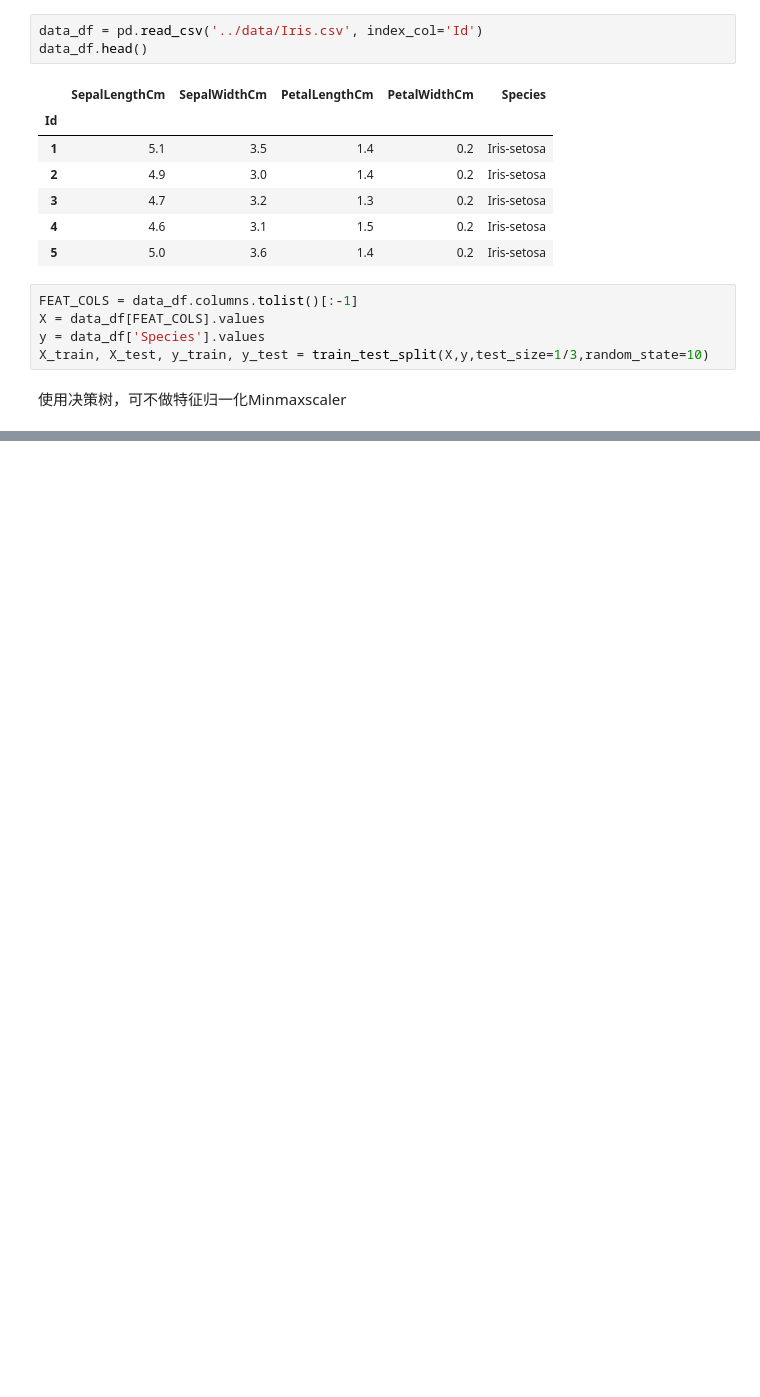
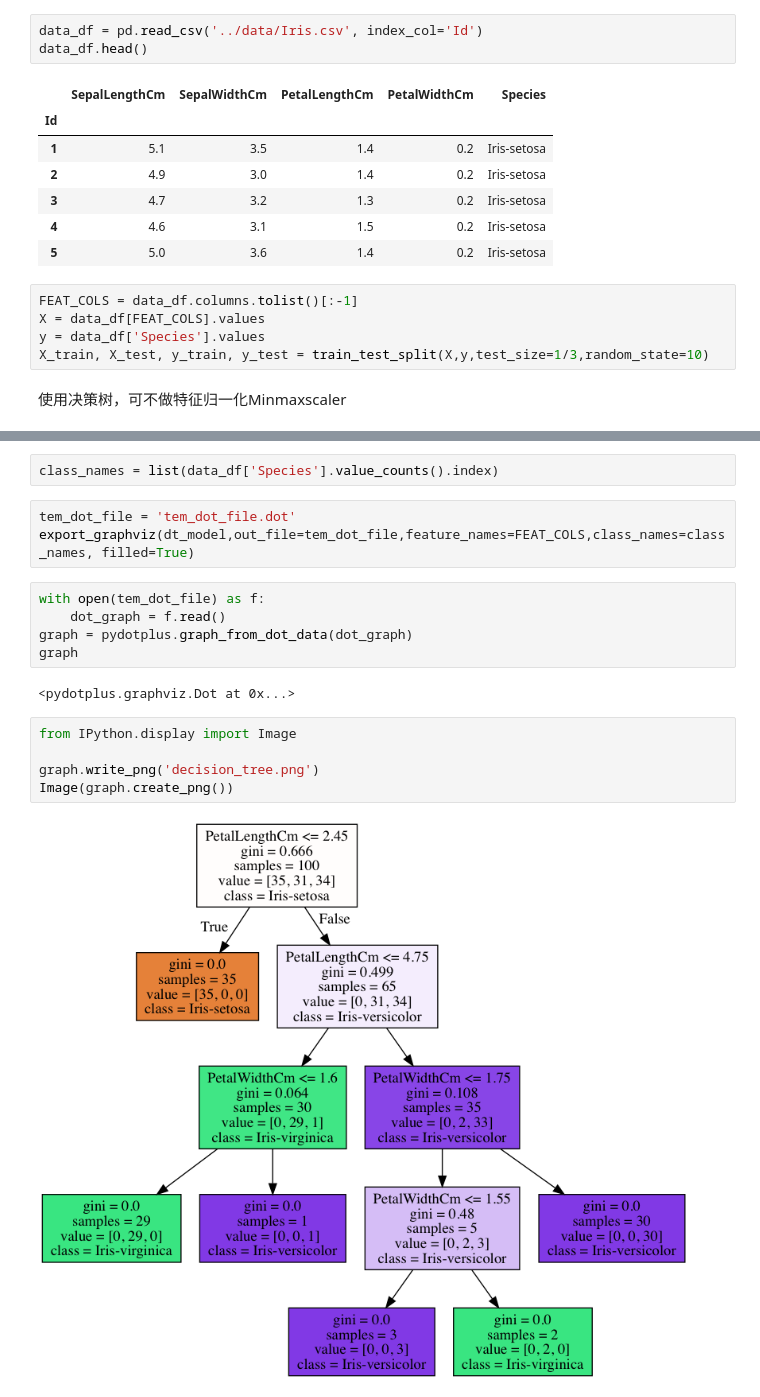
Before and after one commit to davidkorea/MEACHINE_LEARNING, a Jupyter notebook: 1_iris/9_iris_decision_tree.ipynb, the cells around one changed output, grey strips where cells are left out. Cells and saved outputs as stored; diff of their text form; blank space fills up the shorter version.

Commit message:
decision tree plot & feature importances

```diff
--- a/1_iris/9_iris_decision_tree.ipynb
+++ b/1_iris/9_iris_decision_tree.ipynb
@@ -48,0 +70,19 @@ Test Set --- depth: 5 -> accuracy: 90.00%
+# %%
+class_names = list(data_df['Species'].value_counts().index)
+# %%
+tem_dot_file = 'tem_dot_file.dot'
+export_graphviz(dt_model,out_file=tem_dot_file,feature_names=FEAT_COLS,class_names=class_names, filled=True)
+# %%
+with open(tem_dot_file) as f:
+    dot_graph = f.read()
+graph = pydotplus.graph_from_dot_data(dot_graph)
+graph
+# %% [output]
+<pydotplus.graphviz.Dot at 0x...>
+# %%
+from IPython.display import Image
+
+graph.write_png('decision_tree.png')
+Image(graph.create_png())
+# %% [output]
+[figure, added]
```
Also changed, not shown: parts of 6 cells of this notebook, 2 other files.
